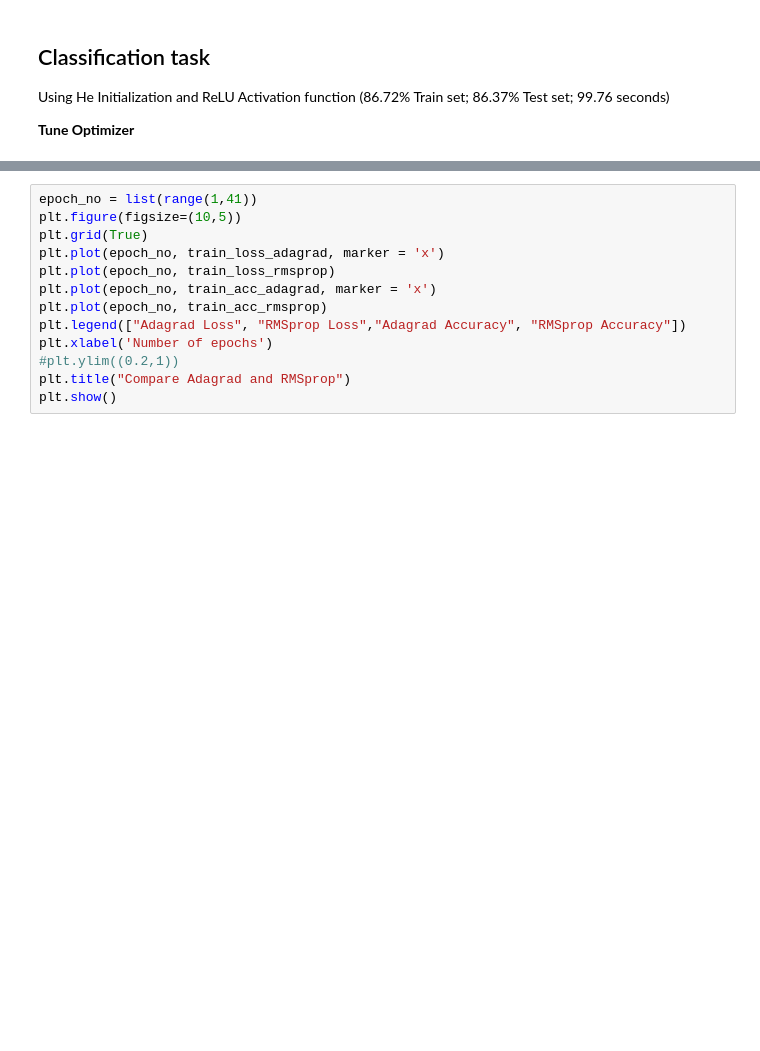
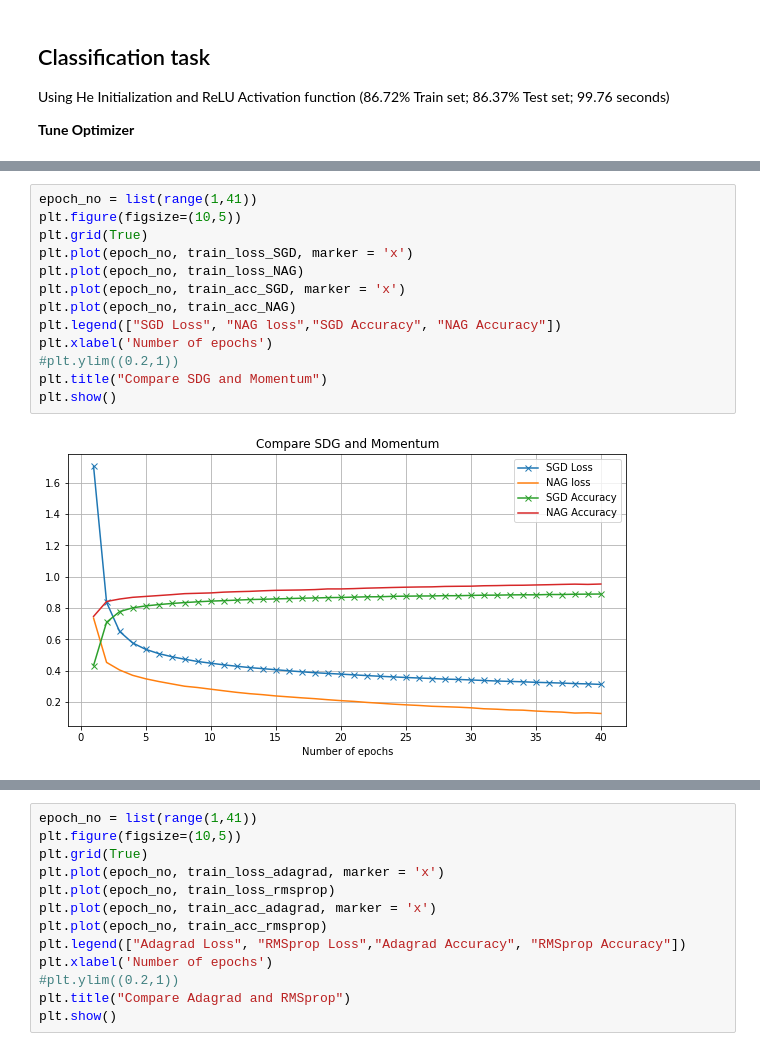
Before and after one commit to frafaga229/Project_Opt4ML, a Jupyter notebook: Tuning_Optimizer.ipynb, the cells around one changed output, grey strips where cells are left out. Cells and saved outputs as stored; diff of their text form; blank space fills up the shorter version.

```diff
--- a/Tuning_Optimizer.ipynb
+++ b/Tuning_Optimizer.ipynb
@@ -162,0 +164,15 @@ Epoch 20/20
+# %%
+epoch_no = list(range(1,41))
+plt.figure(figsize=(10,5))
+plt.grid(True)
+plt.plot(epoch_no, train_loss_SGD, marker = 'x')
+plt.plot(epoch_no, train_loss_NAG)
+plt.plot(epoch_no, train_acc_SGD, marker = 'x')
+plt.plot(epoch_no, train_acc_NAG)
+plt.legend(["SGD Loss", "NAG loss","SGD Accuracy", "NAG Accuracy"])
+plt.xlabel('Number of epochs')
+#plt.ylim((0.2,1))
+plt.title("Compare SDG and Momentum")
+plt.show()
+# %% [output]
+[figure, added]
```
Also changed, not shown: parts of 25 cells of this notebook, 4 other files.
